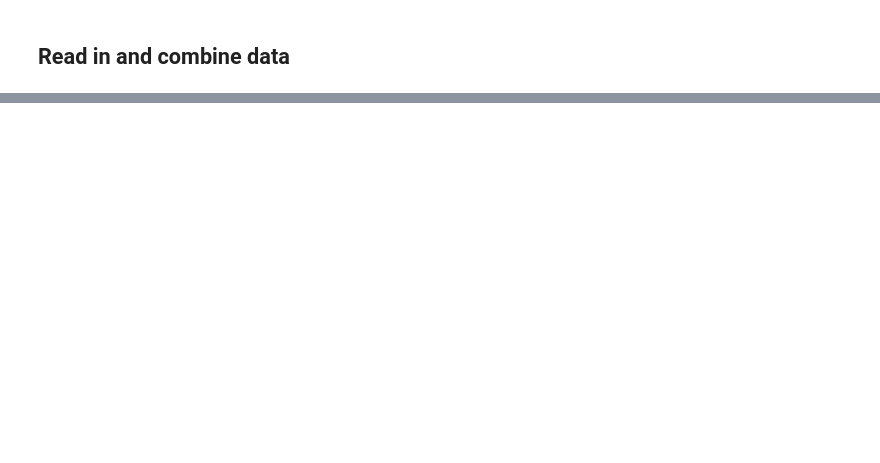
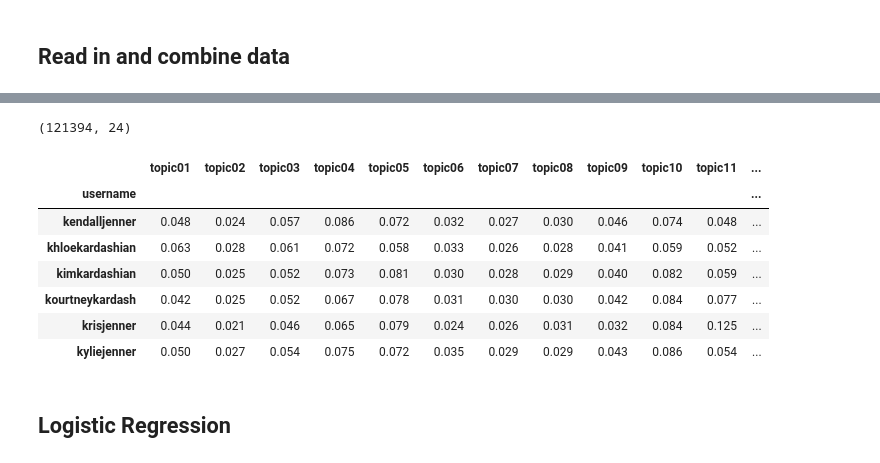
Before and after one commit to jlehnersd/kardashians, a Jupyter notebook: get_data.ipynb, the cells around one changed output, grey strips where cells are left out. Cells and saved outputs as stored; diff of their text form; code cells hidden in the pictures; blank space fills up the shorter version.

```diff
--- a/get_data.ipynb
+++ b/get_data.ipynb
@@ -38,0 +260,12 @@ kardashians = pd.concat([caitlyn, kendall, kylie, kim, kourtney, khloe, kris, ro
+# %%
+ topic_names = ['topic01', 'topic02', 'topic03', 'topic04', 'topic05', 'topic06', 'topic07', 'topic08',
+                'topic09', 'topic10', 'topic11' ,'topic12' ,'topic13' ,'topic14' ,'topic15' ,'topic16',
+                'topic17', 'topic18', 'topic19', 'topic20']
+
+# topic_names = ['topic00', 'topic01', 'topic02', 'topic03', 'topic04', 'topic05', 'topic06', 'topic07',
+#                'topic08', 'topic09']
+
+# topic_names = ['topic00', 'topic01', 'topic02', 'topic03', 'topic04', 'topic05', 'topic06', 'topic07',
+#                'topic08', 'topic09', 'topic10', 'topic11', 'topic12', 'topic13', 'topic14']
+
+topics_df = pd.DataFrame(lda_docs, columns=topic_names)
@@ -38,0 +276,3 @@ kardashians = pd.concat([caitlyn, kendall, kylie, kim, kourtney, khloe, kris, ro
+# %%
+atwood_trump = topics_df.iloc[-2:,:]
+topics_df = topics_df.iloc[:-2,:]
@@ -38,0 +284,3 @@ kardashians = pd.concat([caitlyn, kendall, kylie, kim, kourtney, khloe, kris, ro
+# %%
+kardashians.reset_index(inplace=True, drop=True)
+topics_df.reset_index(inplace=True, drop=True)
@@ -38,0 +294,17 @@ kardashians = pd.concat([caitlyn, kendall, kylie, kim, kourtney, khloe, kris, ro
+# %%
+lda_kardash.shape
+# %% [output]
+(121394, 24)
+# %%
+lda_kardash.groupby('username').mean()
+# %% [output]
+|  | topic01 | topic02 | topic03 | topic04 | topic05 | topic06 | topic07 | topic08 | topic09 | topic10 | topic11 | ... |
+| username |  |  |  |  |  |  |  |  |  |  |  | ... |
+| kendalljenner | 0.048 | 0.024 | 0.057 | 0.086 | 0.072 | 0.032 | 0.027 | 0.030 | 0.046 | 0.074 | 0.048 | ... |
+| khloekardashian | 0.063 | 0.028 | 0.061 | 0.072 | 0.058 | 0.033 | 0.026 | 0.028 | 0.041 | 0.059 | 0.052 | ... |
+| kimkardashian | 0.050 | 0.025 | 0.052 | 0.073 | 0.081 | 0.030 | 0.028 | 0.029 | 0.040 | 0.082 | 0.059 | ... |
+| kourtneykardash | 0.042 | 0.025 | 0.052 | 0.067 | 0.078 | 0.031 | 0.030 | 0.030 | 0.042 | 0.084 | 0.077 | ... |
+| krisjenner | 0.044 | 0.021 | 0.046 | 0.065 | 0.079 | 0.024 | 0.026 | 0.031 | 0.032 | 0.084 | 0.125 | ... |
+| kyliejenner | 0.050 | 0.027 | 0.054 | 0.075 | 0.072 | 0.035 | 0.029 | 0.029 | 0.043 | 0.086 | 0.054 | ... |
+# %% [markdown]
+## Logistic Regression ##
```
Also changed, not shown: parts of 59 cells of this notebook, 1 other file.
